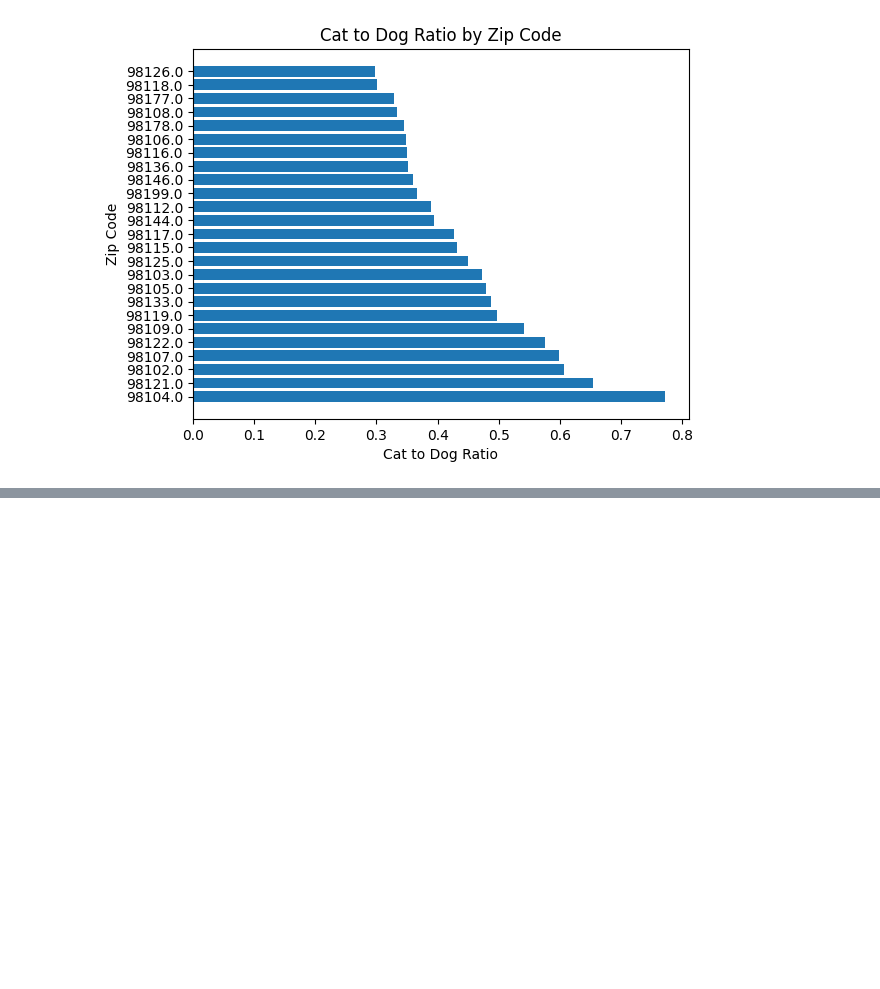
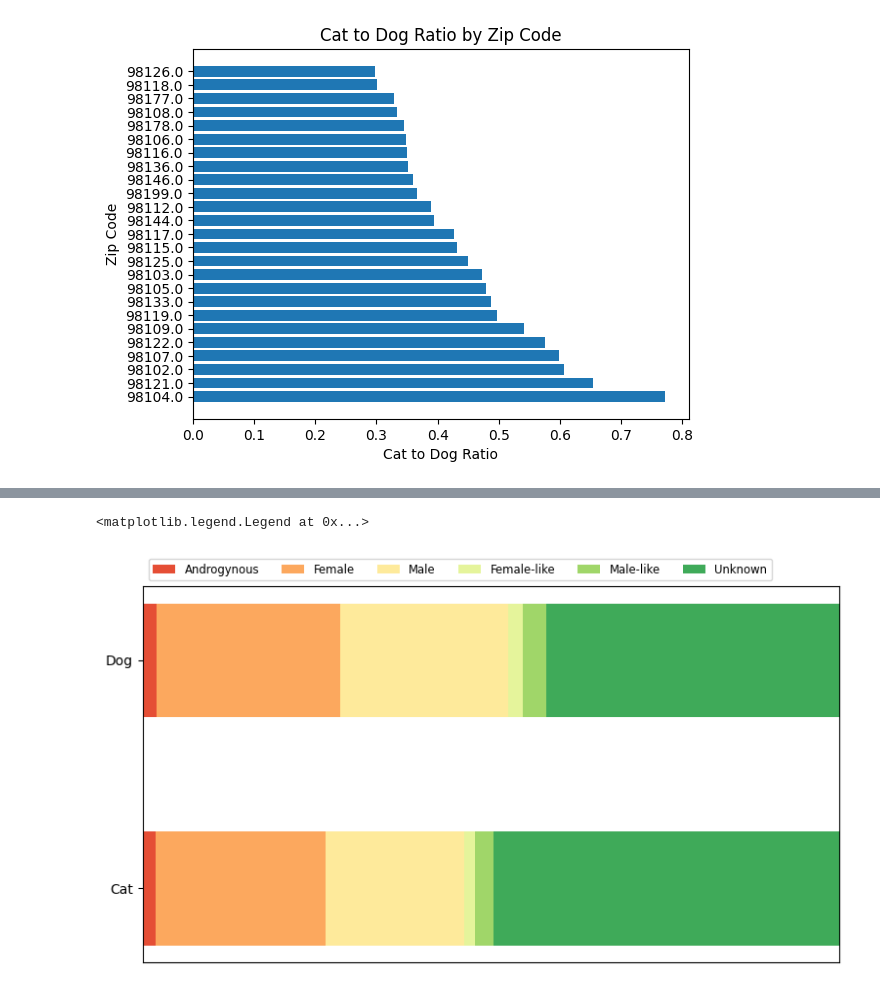
Before and after one commit to kyle-nsc-ad470-group6/collaboration, a Jupyter notebook: summary_graphics.ipynb, the cells around one changed output, grey strips where cells are left out. Saved outputs shown, nothing was run; the diff lists cells and outputs as text; code cells hidden in the pictures; blank space fills up the shorter version.

Commit message:
name and registration analysis

```diff
--- a/summary_graphics.ipynb
+++ b/summary_graphics.ipynb
@@ -8,6 +8,7 @@ df['DATETIME'] = pd.to_datetime(df['License Issue Date'])
 df['YEAR'] = df['DATETIME'].dt.year
 df['YEAR_MONTH'] = df['DATETIME'].dt.year.astype(
     str) + '-' + df['DATETIME'].dt.month.astype(str)
+df['MONTH'] = df['DATETIME'].dt.month
 # %%
 # Pie Chart
 df_pie = df['Species'].value_counts()
@@ -127,0 +155,58 @@ Text(0.5, 1.0, 'Cat to Dog Ratio by Zip Code')
+# %%
+# Gender Analysis
+import gender_guesser.detector as gender
+d = gender.Detector()
+
+
+def pct_of_total(value: float, sum: float) -> list:
+    return value / sum
+
+
+df['GENDER'] = df['Animal\'s Name'].apply(lambda x: d.get_gender(x))
+
+df_gender = df.pivot_table(values='License Number', columns='Species',
+                           index='GENDER', aggfunc=np.count_nonzero)
+df_gender = df_gender.drop(labels=['Goat', 'Pig'], axis='columns')
+df_gender['Dog_Rel'] = df_gender['Dog'].apply(
+    pct_of_total, args=(df_gender['Dog'].sum(),))
+df_gender['Cat_Rel'] = df_gender['Cat'].apply(
+    pct_of_total, args=(df_gender['Cat'].sum(),))
+
+# update index names
+new_index_values = ['Androgynous', 'Female',
+                    'Male', 'Female-like', 'Male-like', 'Unknown']
+df_gender = df_gender.set_index(pd.Index(new_index_values))
+
+results = {
+    'Dog': df_gender['Dog_Rel'].array,
+    'Cat': df_gender['Cat_Rel'].array,
+
+}
+
+category_names = df_gender.index
+
+
+labels = list(results.keys())
+data = np.array(list(results.values()))
+data_cum = data.cumsum(axis=1)
+category_colors = plt.colormaps['RdYlGn'](
+np.linspace(0.15, 0.85, data.shape[1]))
+
+fig, ax = plt.subplots(figsize=(9.2, 5))
+ax.invert_yaxis()
+ax.xaxis.set_visible(False)
+ax.set_xlim(0, np.sum(data, axis=1).max())
+
+for i, (colname, color) in enumerate(zip(category_names, category_colors)):
+    widths = data[:, i]
+    starts = data_cum[:, i] - widths
+    rects = ax.barh(labels, widths, left=starts, height=0.5,
+                label=colname, color=color)
+
+r, g, b, _ = color
+text_color = 'white' if r * g * b < 0.5 else 'darkgrey'
+ax.legend(ncols=len(category_names), bbox_to_anchor=(0, 1),
+    loc='lower left', fontsize='small')
+# %% [output]
+<matplotlib.legend.Legend at 0x...>
+[figure, added]
```
Also changed, not shown: parts of 3 cells of this notebook, 1 other file.
